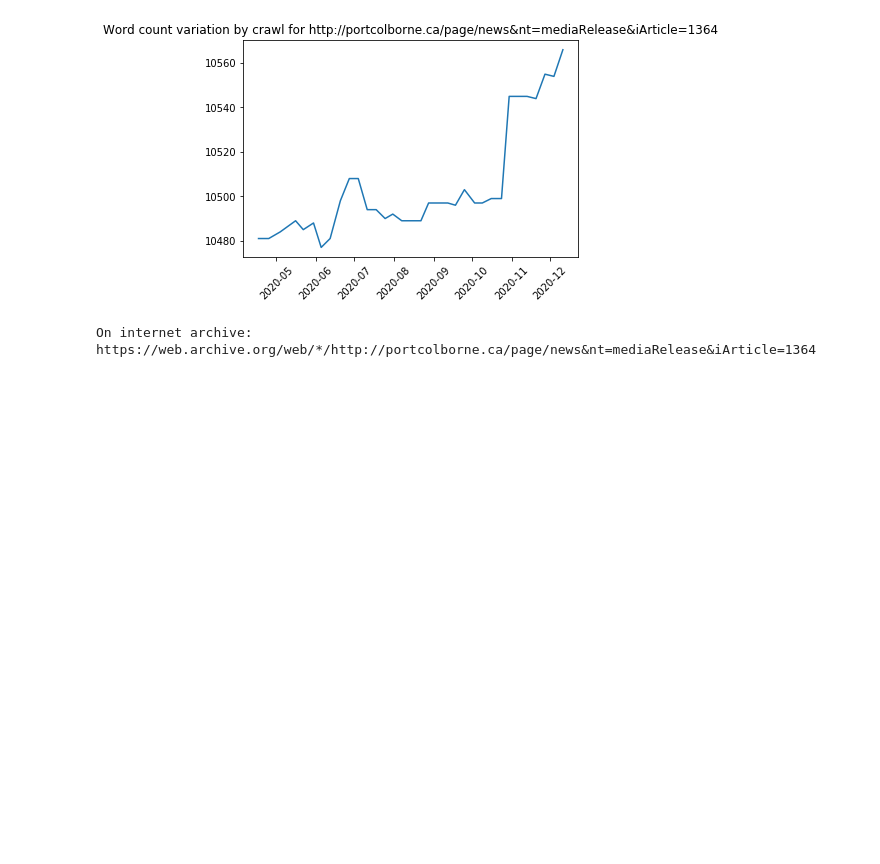
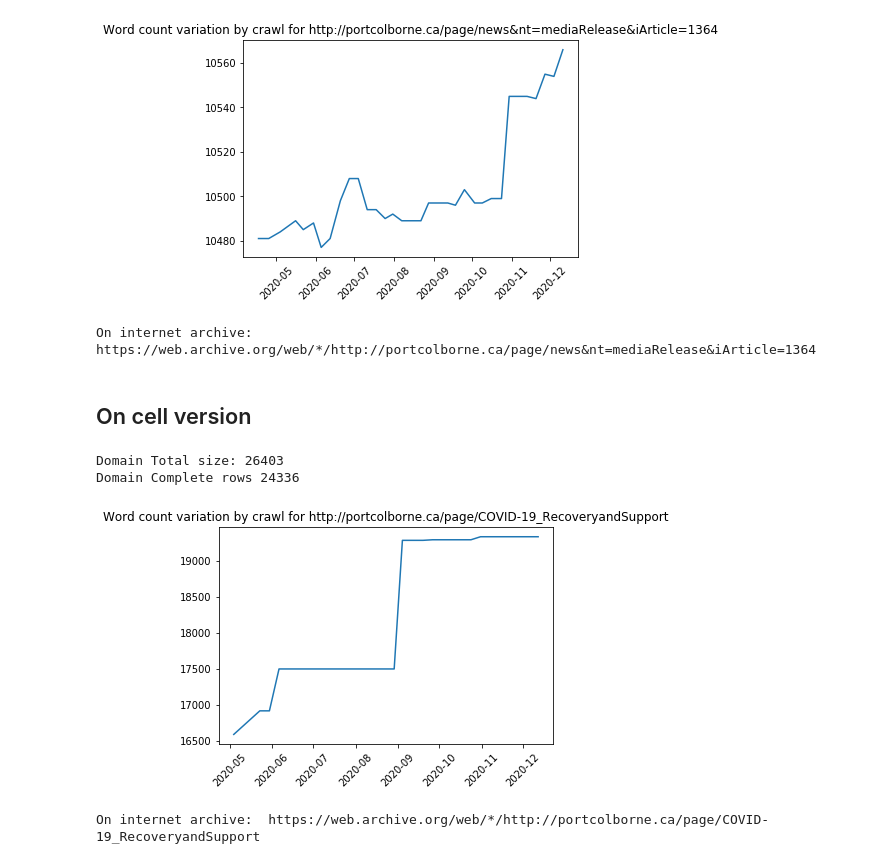
Before and after one commit to BrockDSL/ARCH_Data_Explore, a Jupyter notebook: arch_explore.ipynb, the cells around one changed output. Cells and saved outputs as stored; diff of their text form; code cells hidden in the pictures; blank space fills up the shorter version.

Commit message:
one cell version added.

```diff
--- a/arch_explore.ipynb
+++ b/arch_explore.ipynb
@@ -152,3 +152,29 @@ print("On internet archive: ", "https://web.archive.org/web/*/"+url_mask)
 # %% [output]
 [figure]
 On internet archive:  https://web.archive.org/web/*/http://portcolborne.ca/page/news&nt=mediaRelease&iArticle=1364
+# %% [markdown]
+## On cell version
+# %%
+domain_mask = "portcolborne.ca"
+url_mask = "http://portcolborne.ca/page/COVID-19_RecoveryandSupport"
+
+domain_data = web_text[web_text["domain"] == domain_mask]
+print("Domain Total size:", len(domain_data))
+#rows with language != en are not successful crawls, we can drop those
+domain_data = domain_data[domain_data['language'] =='en']
+print("Domain Complete rows", len(domain_data))
+
+url_data = domain_data[domain_data['url'] == url_mask]
+for index, row in url_data.iterrows():
+    url_data.at[index,'length'] = int(len(row['content']))
+
+plt.plot(url_data['crawl_date'],url_data['length'])
+plt.xticks(rotation=45)
+plt.title("Word count variation by crawl for " + url_mask)
+plt.show()
+print("On internet archive: ", "https://web.archive.org/web/*/"+url_mask)
+# %% [output]
+Domain Total size: 26403
+Domain Complete rows 24336
+[figure, added]
+On internet archive:  https://web.archive.org/web/*/http://portcolborne.ca/page/COVID-19_RecoveryandSupport
```
